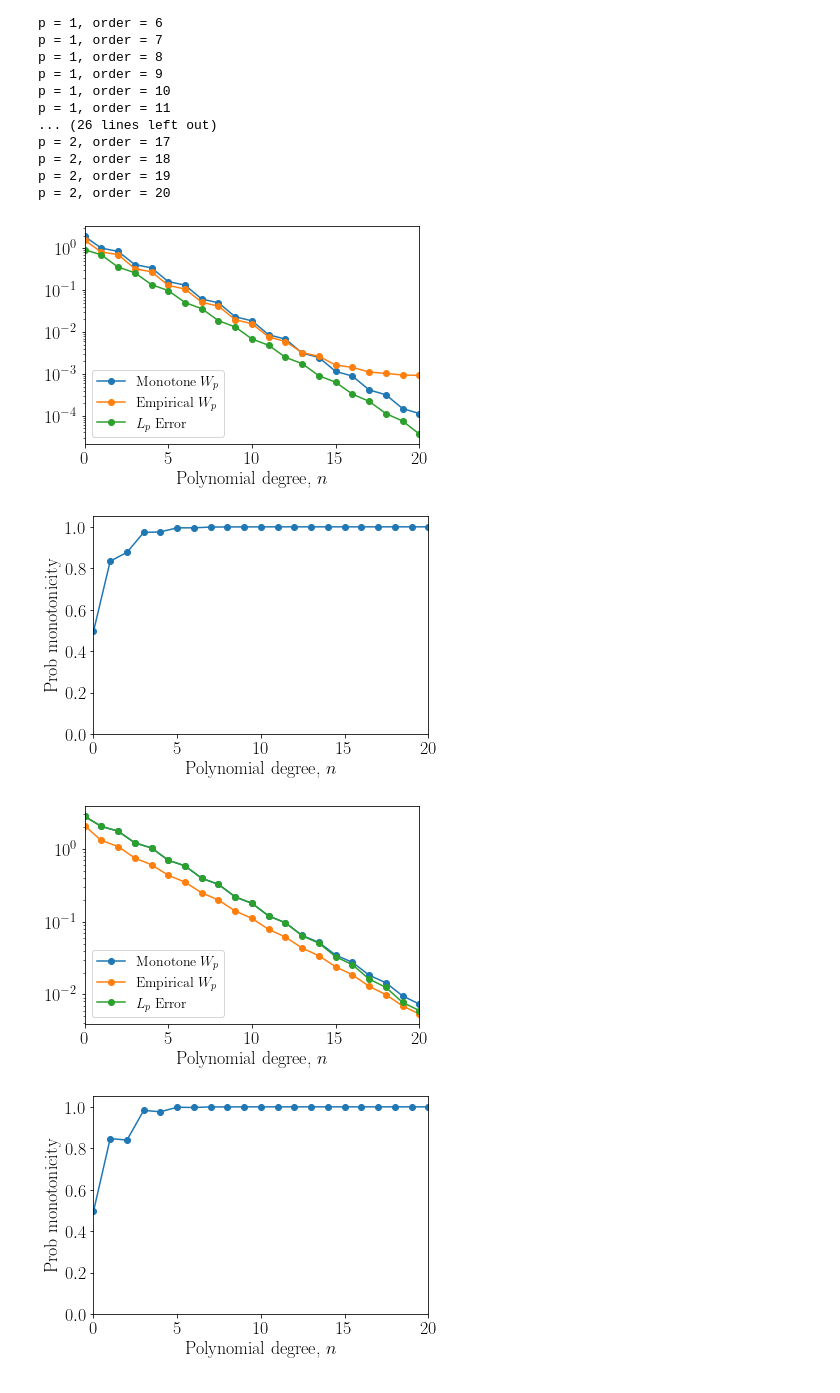
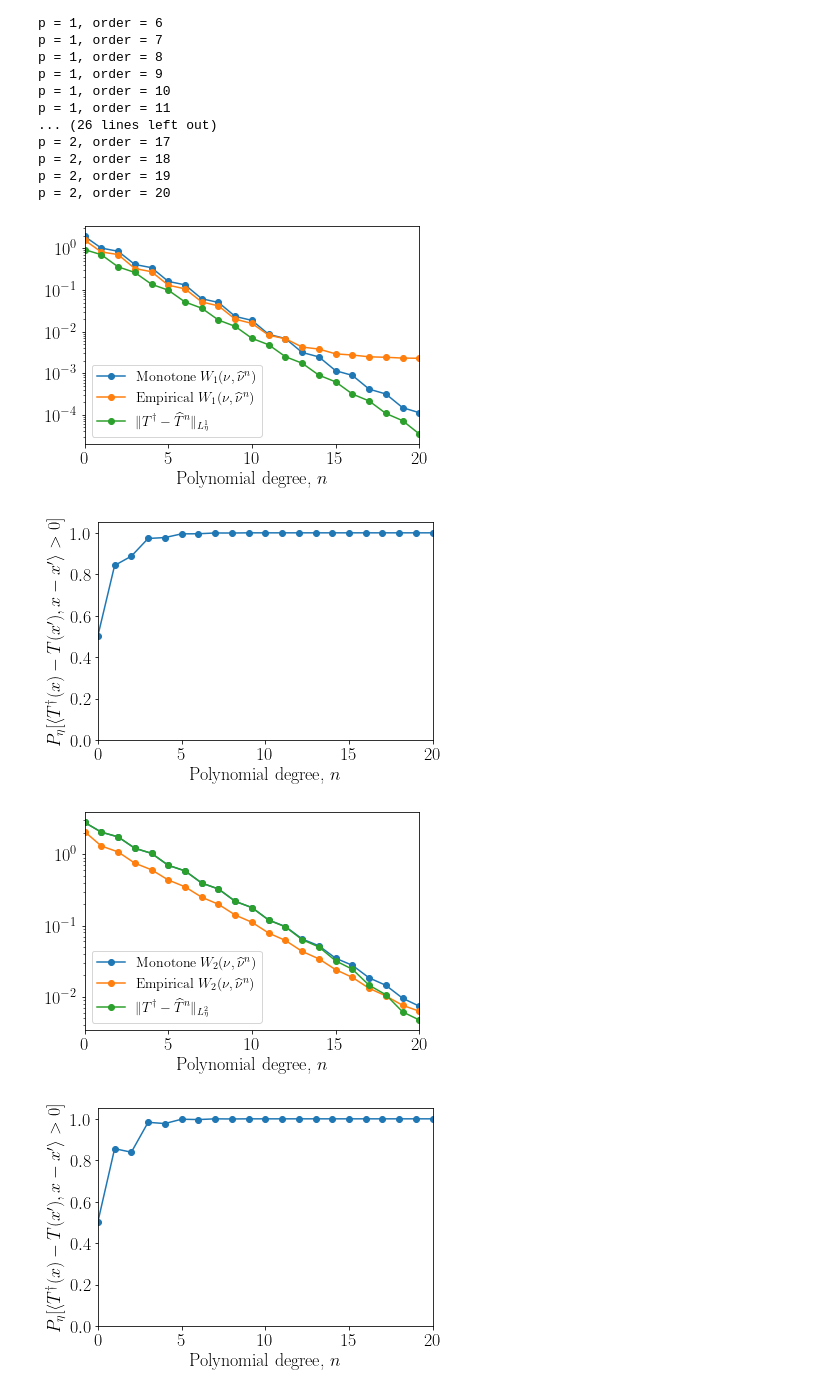
Before and after one commit to baptistar/TransportMapApproximation, a Jupyter notebook: Wasserstein_Gumbel.ipynb, the cells around one changed output. Cells and saved outputs as stored; diff of their text form; code cells hidden in the pictures.

Commit message:
updating legends

```diff
--- a/Wasserstein_Gumbel.ipynb
+++ b/Wasserstein_Gumbel.ipynb
@@ -135,7 +135,6 @@ for order in [1,3,5]:
     F = HermiteFunctionModel(order)
     # define objective
     objective = OneDimMonotoneWasserstein(nu, F, eta, N, p)
-    optimize_map(objective, p)
     # optimize objective
     if p==2:
         objective.optimize()
@@ -189,7 +188,7 @@ xtest_p1 = eta.sample((Nmon,))
 xtest_p2 = eta.sample((Nmon,))
 
 # define objective for computing distance
-Wp_check = OneDimEmpWasserstein(N=Ntrain)
+Wp_check = OneDimEmpWasserstein(N=2*Ntrain)
 
 # run map optimization
 for (j,p) in enumerate(pvect):
@@ -240,25 +239,26 @@ p = 2, order = 20
 # %%
 for (j,p) in enumerate(pvect):
     plt.figure()
-    plt.semilogy(orders, Wp_loss[j,:], '-o', label='Monotone $W_p$')
-    plt.semilogy(orders, Wp_emp[j,:], '-o', label='Empirical $W_p$')
-    plt.semilogy(orders, Lp_err[j,:], '-o', label='$L_p$ Error')
-    plt.xlabel('Polynomial degree, $n$')#, fontsize=16)
-    #plt.ylabel('$W_p(T_\sharp \eta, \widehat T_\sharp \eta)$')#, fontsize=16)
-    plt.xlim(0,20)
+    plt.semilogy(orders, Wp_loss[j,:], '-o', label='Monotone $W_'+str(p)+'(\\nu,\widehat{\\nu}^n)$')
+    plt.semilogy(orders, Wp_emp[j,:], '-o', label='Empirical $W_'+str(p)+'(\\nu,\widehat{\\nu}^n)$')
+    plt.semilogy(orders, Lp_err[j,:], '-o', label='$\|T^\dagger - \widehat{T}^n\|_{L^'+str(p)+'_\eta}$')
+    plt.xlabel('Polynomial degree, $n$')
+    plt.xlim(0,max(orders))
     plt.legend(loc='lower left',fontsize=14)
+    plt.savefig('figures/W'+str(p)+'gumbel_Wass_L2.pdf',bbox_inches="tight")
 
     plt.figure()
-    plt.plot(orders, mon_percent[j,:], '-o', label='$p = '+str(p)+'$')
-    plt.xlabel('Polynomial degree, $n$')#, fontsize=16)
-    plt.ylabel('Prob monotonicity')#, fontsize=16)
-    plt.xlim(0,20)
+    plt.plot(orders, mon_percent[j,:], '-o')
+    plt.xlabel('Polynomial degree, $n$')
+    plt.ylabel('$P_\eta[\\langle T^\dagger(x) - T(x\'), x - x\' \\rangle > 0]$')
+    plt.xlim(0,max(orders))
     plt.ylim(0,1.05)
+    plt.savefig('figures/W'+str(p)+'gumbel_monotonicity.pdf',bbox_inches="tight")
 # %% [output]
-[figure, old version]
+[figure, new version]
-[figure, old version]
+[figure, new version]
-[figure, old version]
+[figure, new version]
-[figure, old version]
+[figure, new version]
 # %%
 # create table with results
 for (j,p) in enumerate(pvect):
```
Also changed, not shown: parts of 1 cell of this notebook, 1 other file.
